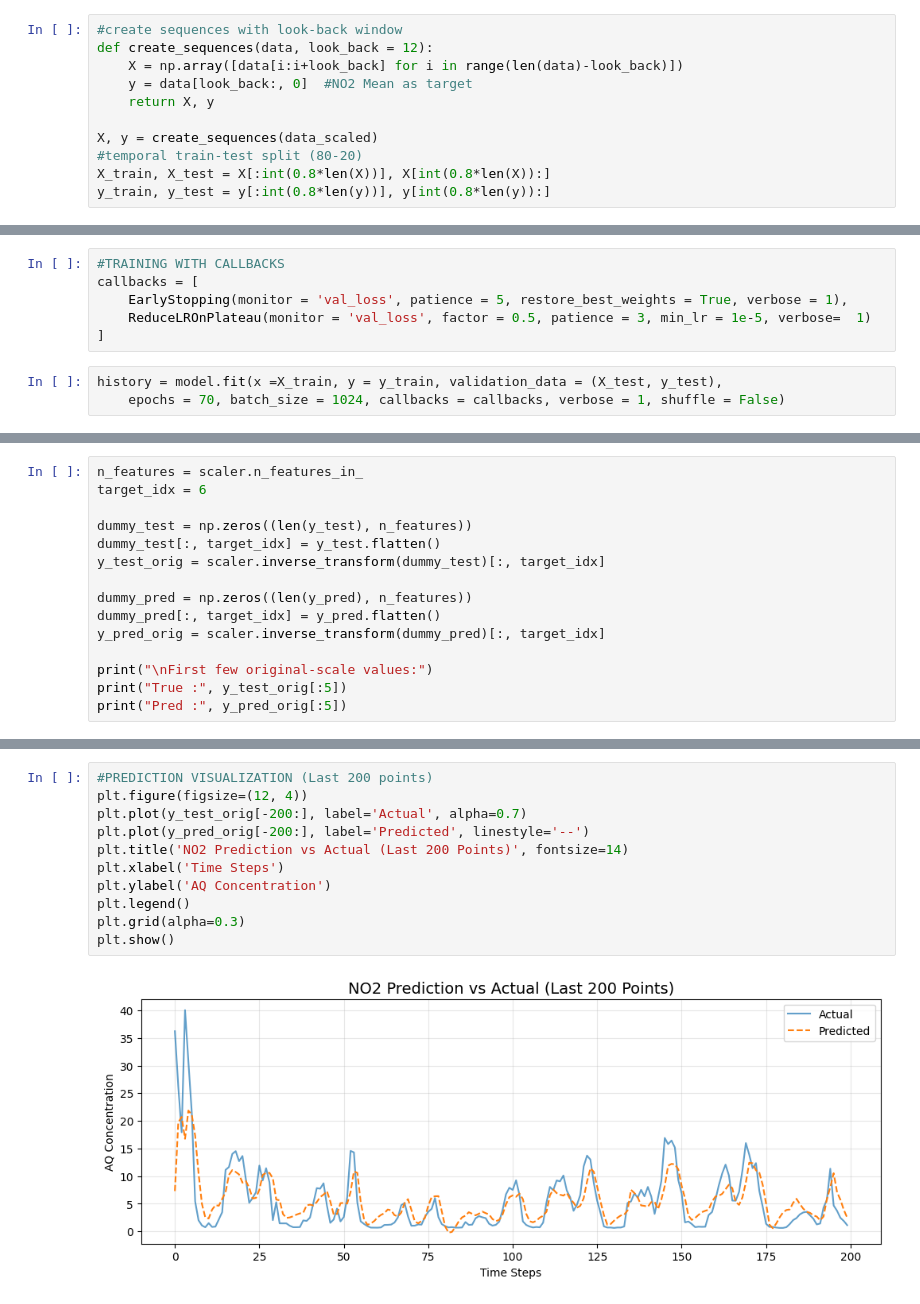
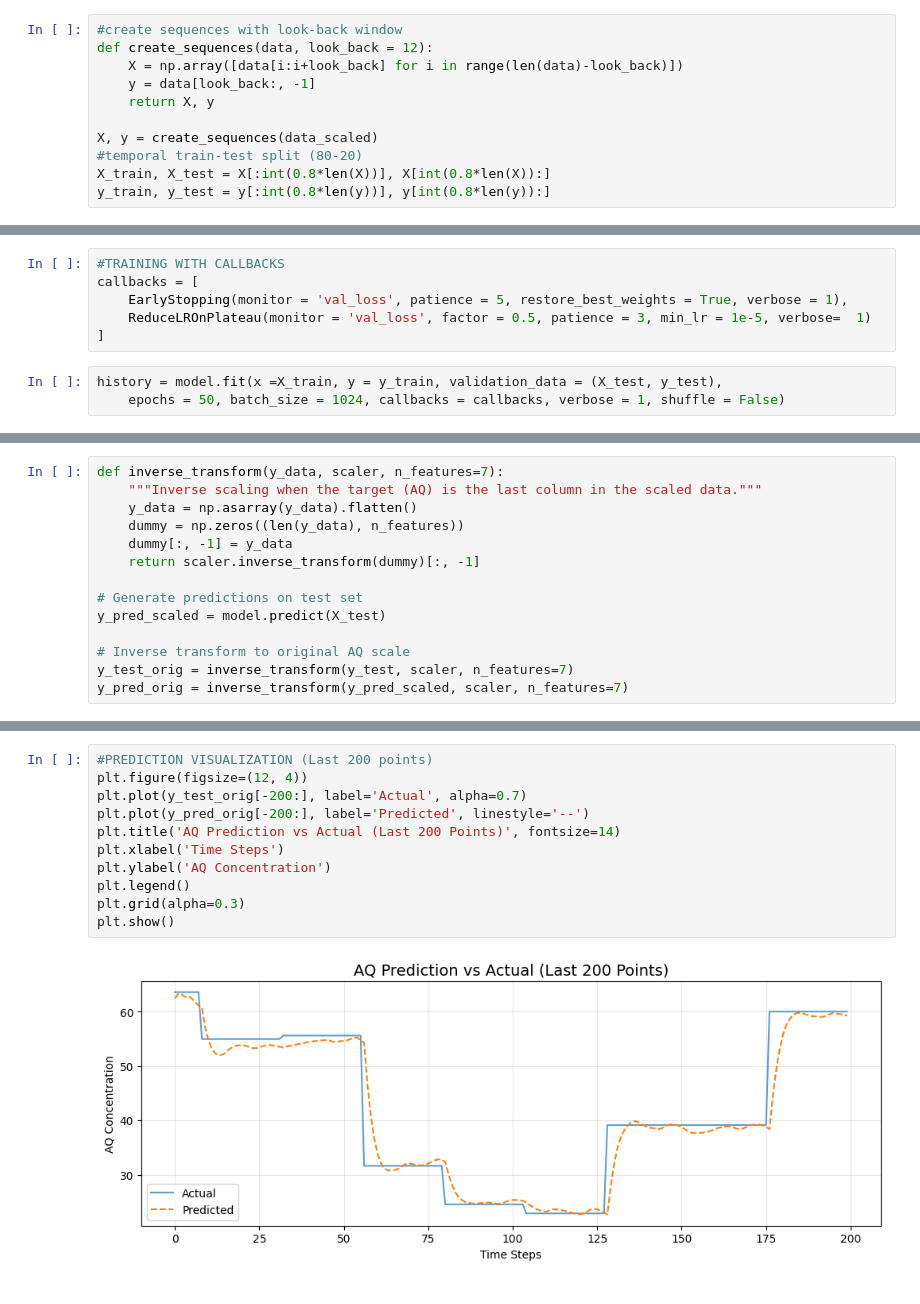
Before and after one commit to ZandomeneghiChiara/AirQuality_Altamura, a Jupyter notebook: Altamura_AQ.ipynb, the cells around one changed output, grey strips where cells are left out. Saved outputs shown, nothing was run; the diff lists cells and outputs as text.

```diff
--- a/Altamura_AQ.ipynb
+++ b/Altamura_AQ.ipynb
@@ -1026,7 +1294,7 @@ data_scaled = scaler.fit_transform(aq_df[features].values)
 #create sequences with look-back window
 def create_sequences(data, look_back = 12):
     X = np.array([data[i:i+look_back] for i in range(len(data)-look_back)])
-    y = data[look_back:, 0]  #NO2 Mean as target
+    y = data[look_back:, -1]
     return X, y
 
 X, y = create_sequences(data_scaled)
@@ -1050,5 +1318,5 @@ callbacks = [
 ]
 # %%
 history = model.fit(x =X_train, y = y_train, validation_data = (X_test, y_test),
-    epochs = 70, batch_size = 1024, callbacks = callbacks, verbose = 1, shuffle = False)
+    epochs = 50, batch_size = 1024, callbacks = callbacks, verbose = 1, shuffle = False)
 # %% [output]
@@ -1108,15 +1373,0 @@ Fixed shape: (34488, 7)
-# %%
-n_features = scaler.n_features_in_
-target_idx = 6
-
-dummy_test = np.zeros((len(y_test), n_features))
-dummy_test[:, target_idx] = y_test.flatten()
-y_test_orig = scaler.inverse_transform(dummy_test)[:, target_idx]
-
-dummy_pred = np.zeros((len(y_pred), n_features))
-dummy_pred[:, target_idx] = y_pred.flatten()
-y_pred_orig = scaler.inverse_transform(dummy_pred)[:, target_idx]
-
-print("\nFirst few original-scale values:")
-print("True :", y_test_orig[:5])
-print("Pred :", y_pred_orig[:5])
@@ -1126,0 +1383,14 @@ Pred : [ 6.95847646 10.0481905  10.56268964 10.26324415  9.76429649]
+# %%
+def inverse_transform(y_data, scaler, n_features=7):
+    """Inverse scaling when the target (AQ) is the last column in the scaled data."""
+    y_data = np.asarray(y_data).flatten()
+    dummy = np.zeros((len(y_data), n_features))
+    dummy[:, -1] = y_data
+    return scaler.inverse_transform(dummy)[:, -1]
+
+# Generate predictions on test set
+y_pred_scaled = model.predict(X_test)
+
+# Inverse transform to original AQ scale
+y_test_orig = inverse_transform(y_test, scaler, n_features=7)
+y_pred_orig = inverse_transform(y_pred_scaled, scaler, n_features=7)
@@ -1144,13 +1429,13 @@ print(pd.DataFrame(results, index=['LSTM']).to_markdown(tablefmt="grid", floatfm
 # %%
 #PREDICTION VISUALIZATION (Last 200 points)
 plt.figure(figsize=(12, 4))
 plt.plot(y_test_orig[-200:], label='Actual', alpha=0.7)
 plt.plot(y_pred_orig[-200:], label='Predicted', linestyle='--')
-plt.title('NO2 Prediction vs Actual (Last 200 Points)', fontsize=14)
+plt.title('AQ Prediction vs Actual (Last 200 Points)', fontsize=14)
 plt.xlabel('Time Steps')
 plt.ylabel('AQ Concentration')
 plt.legend()
 plt.grid(alpha=0.3)
 plt.show()
 # %% [output]
-[figure, old version]
+[figure, new version]
```
Also changed, not shown: parts of 56 cells of this notebook.
